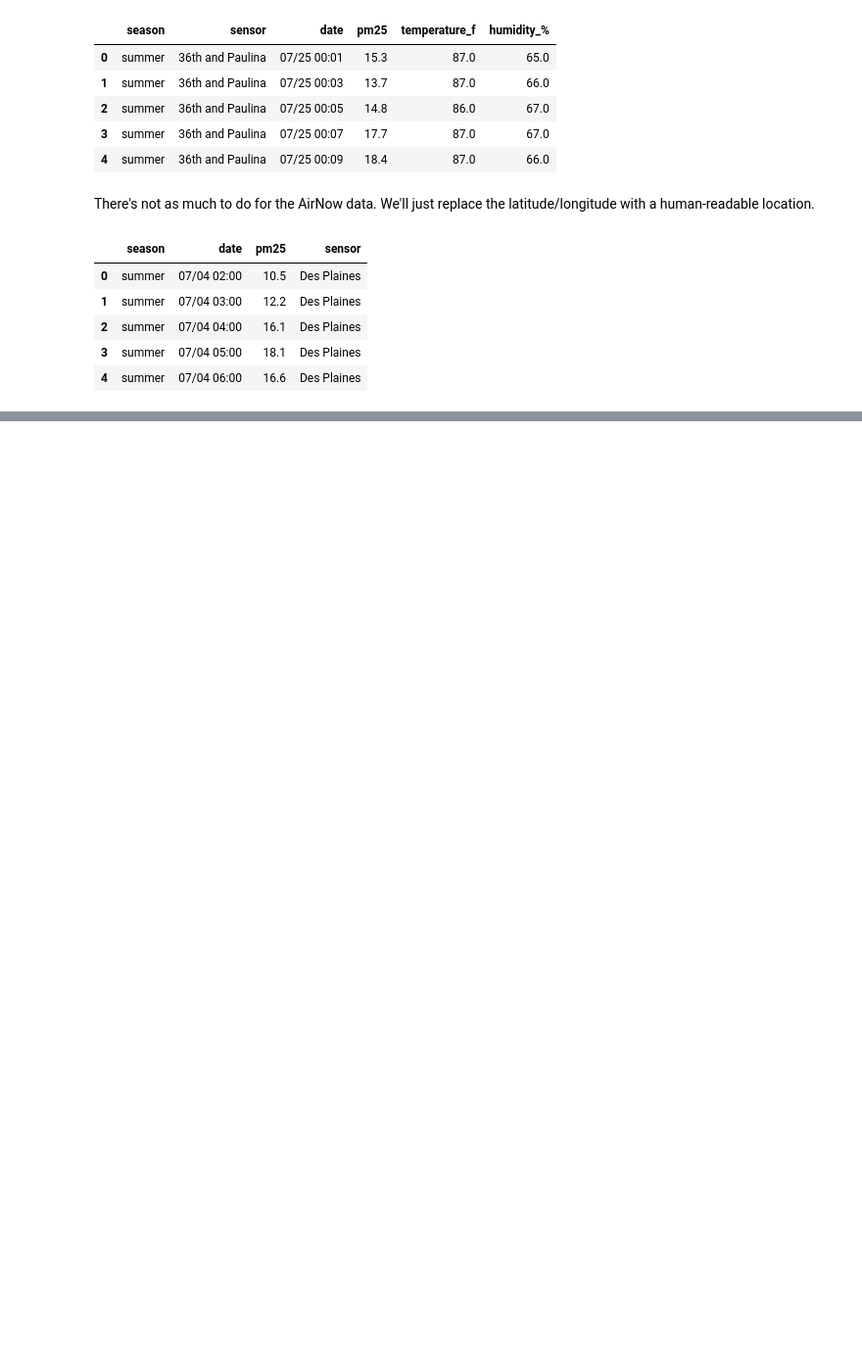
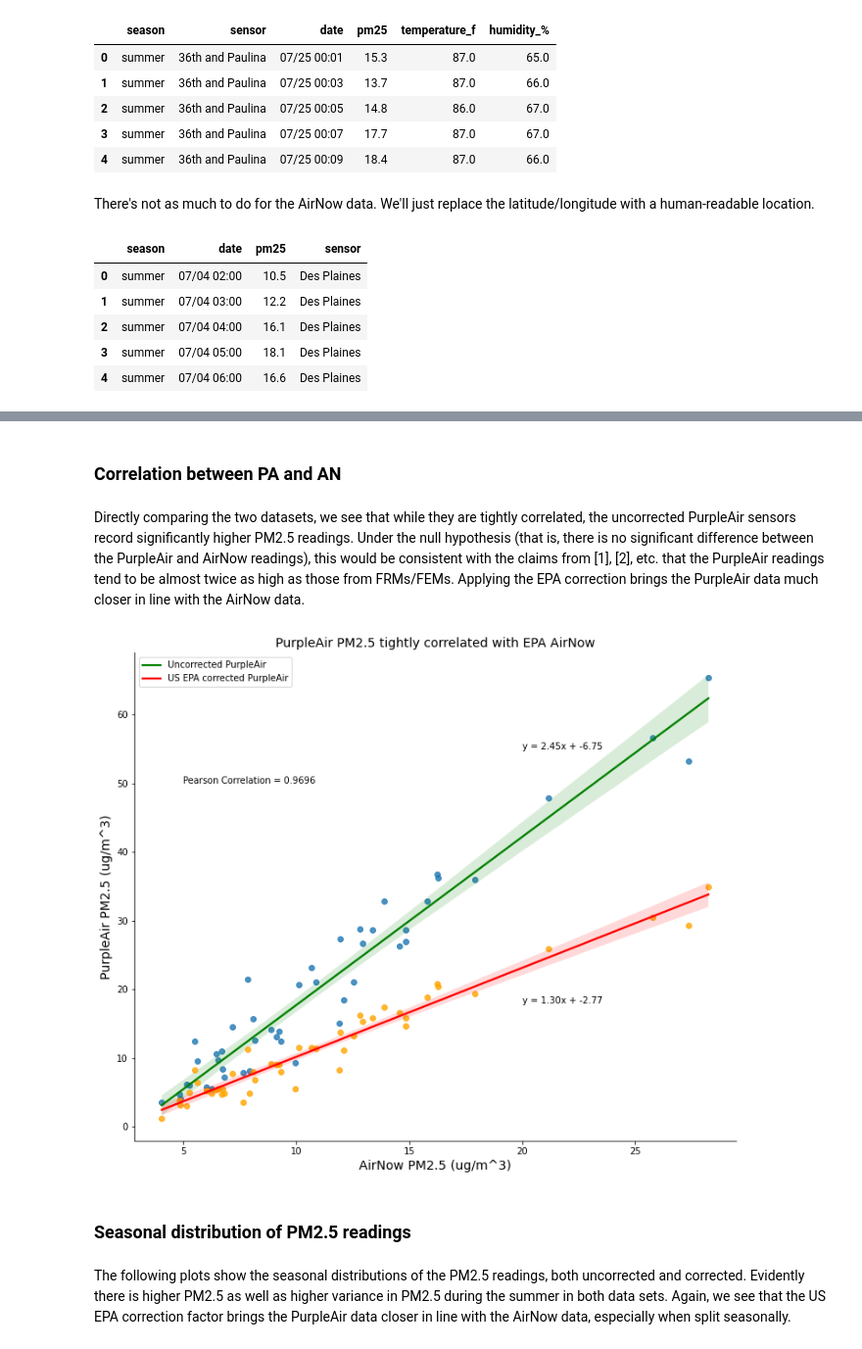
Before and after one commit to code-312/Air-Quality, a Jupyter notebook: notebooks/mckinley_park_vs_airnow_accuracy_corrections.ipynb, the cells around one changed output, grey strips where cells are left out. Shown: that part at 98% size. Cells and saved outputs as stored; diff of their text form; code cells hidden in the pictures; blank space fills up the shorter version.

```diff
--- a/notebooks/mckinley_park_vs_airnow_accuracy_corrections.ipynb
+++ b/notebooks/mckinley_park_vs_airnow_accuracy_corrections.ipynb
@@ -158,0 +223,7 @@ df_an.head()
+# %%
+def correction_epa(pm25, rh):
+    return 0.52 * pm25 - 0.085 * rh + 5.71
+
+# apply the correction row-wise
+df_daily['pm25_pa_corr_epa'] = df_daily.apply(lambda row: correction_epa(row['pm25_pa'], row['humidity_%']), axis = 1)
+df_daily.head()
@@ -158,0 +237,35 @@ df_an.head()
+# %% [markdown]
+### Correlation between PA and AN
+# %% [markdown]
+Directly comparing the two datasets, we see that while they are tightly correlated, the uncorrected PurpleAir sensors record significantly higher PM2.5 readings. Under the null hypothesis (that is, there is no significant difference between the PurpleAir and AirNow readings), this would be consistent with the claims from [1], [2], etc. that the PurpleAir readings tend to be almost twice as high as those from FRMs/FEMs. Applying the EPA correction brings the PurpleAir data much closer in line with the AirNow data.
+# %%
+fig, ax = plt.subplots(figsize = (12, 10))
+
+ax = sns.regplot(x = 'pm25_an', y = 'pm25_pa', data = df_daily, ax = ax, line_kws = {'color': 'green'})
+ax = sns.regplot(x = 'pm25_an', y = 'pm25_pa_corr_epa', data = df_daily, ax = ax, color = 'orange', line_kws = {'color': 'red'})
+ax.text(x = 5, y = 50, s = f'Pearson Correlation = {df_daily["pm25_pa"].corr(df_daily["pm25_an"]):.4f}')
+
+# get the equations for the linear regression lines
+text_positions = [(20, 55), (20, 18)]
+for i in range(2):
+    line_xs = ax.get_lines()[i].get_xdata()
+    line_ys = ax.get_lines()[i].get_ydata()
+    slope = (line_ys[1] - line_ys[0]) / (line_xs[1] - line_xs[0])
+    y_intercept = line_ys[0] - slope * line_xs[0]
+    ax.text(x = text_positions[i][0], y = text_positions[i][1], s= f'y = {slope:.2f}x + {y_intercept:.2f}')
+
+plt.legend(labels = ['Uncorrected PurpleAir', 'US EPA corrected PurpleAir'])
+
+ax.spines['top'].set_visible(False)
+ax.spines['right'].set_visible(False)
+
+ax.set_xlabel('AirNow PM2.5 (ug/m^3)', fontsize = 14)
+ax.set_ylabel('PurpleAir PM2.5 (ug/m^3)', fontsize = 14)
+ax.set_title('PurpleAir PM2.5 tightly correlated with EPA AirNow', fontsize = 14)
+plt.savefig('../figures/acc_corr_mckinley_epa_correlation.png', bbox_inches='tight');
+# %% [output]
+[figure, added]
+# %% [markdown]
+### Seasonal distribution of PM2.5 readings
+# %% [markdown]
+The following plots show the seasonal distributions of the PM2.5 readings, both uncorrected and corrected. Evidently there is higher PM2.5 as well as higher variance in PM2.5 during the summer in both data sets. Again, we see that the US EPA correction factor brings the PurpleAir data closer in line with the AirNow data, especially when split seasonally.
```
Also changed, not shown: parts of 20 cells of this notebook, 2 other files.
